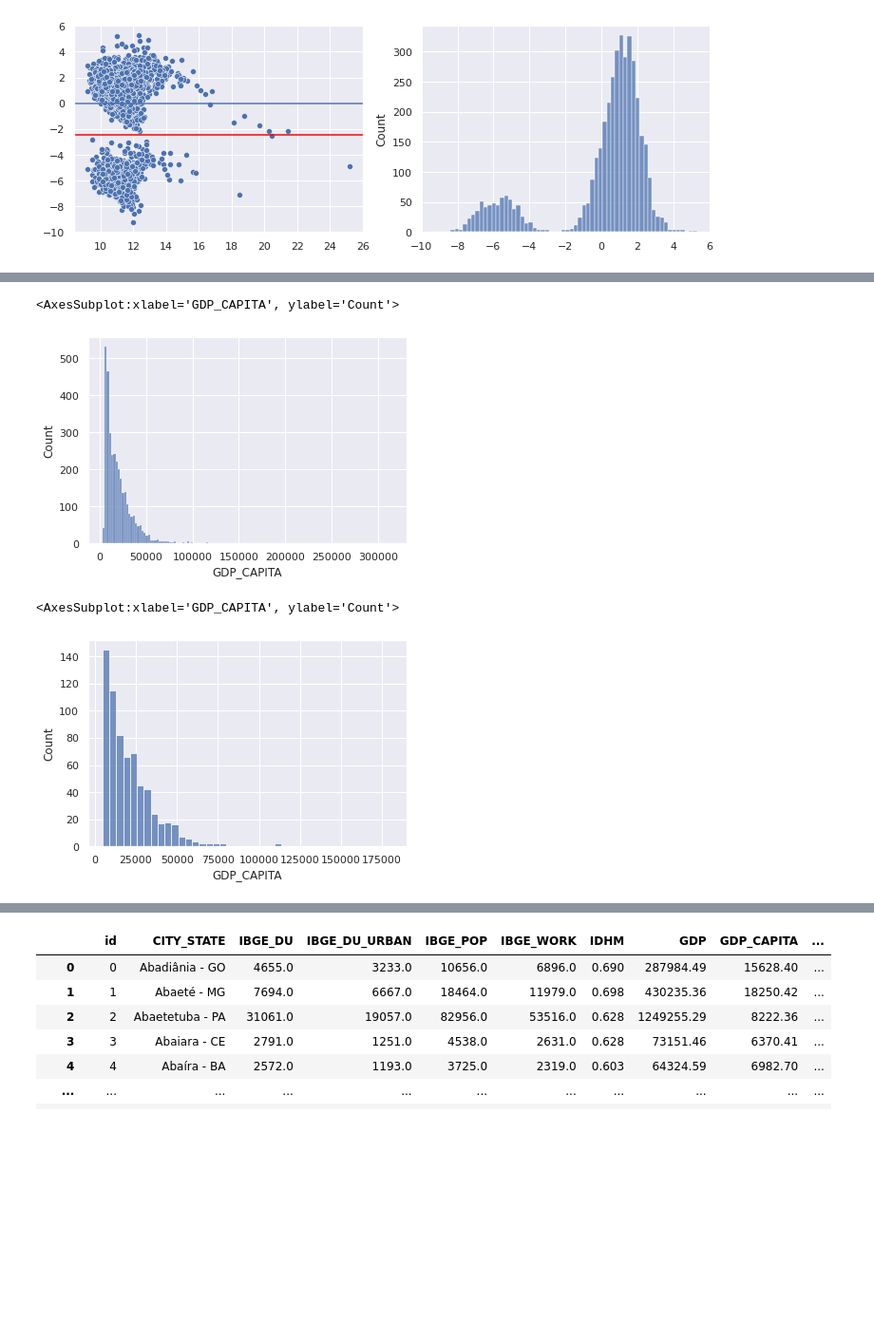
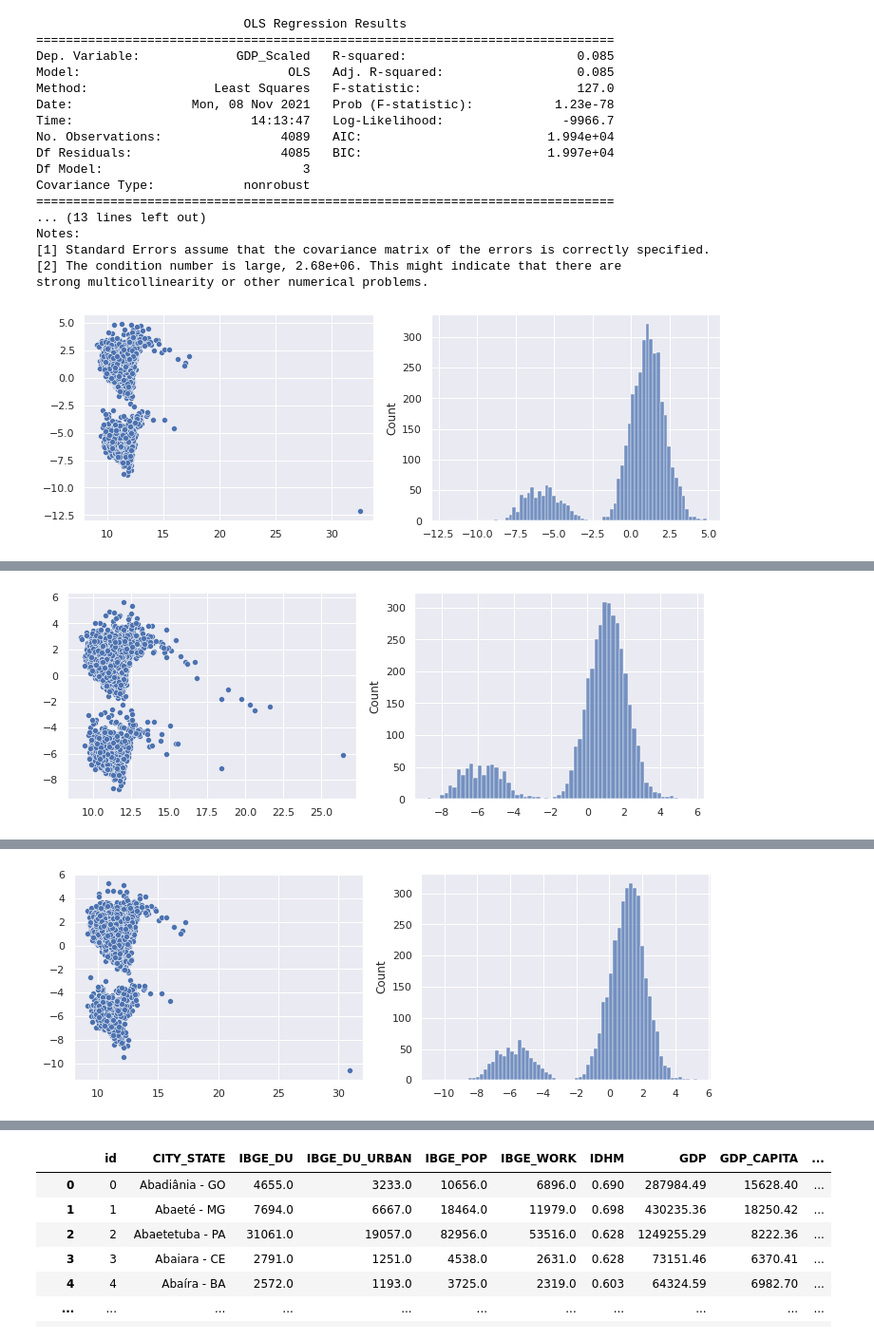
Before and after one commit to hashiprobr-classroom/parte-tecnica-do-projeto-grupoc, a Jupyter notebook: notebooks/analisa_dados.ipynb, the cells around one changed output, grey strips where cells are left out. Shown at 95% size. Drawn from its saved outputs; the diff is of its cells as text; code cells hidden in the pictures; blank space fills up the shorter version.

Commit message:
Further analysis on residues.

```diff
--- a/notebooks/analisa_dados.ipynb
+++ b/notebooks/analisa_dados.ipynb
@@ -55,9 +44,3 @@ df3["GDP_Scaled"] = df3["GDP"].apply(np.log)
 # r = netpixi.render(fn, infinite=True);
 # %%
 # sns.pairplot(df3[["betweenness", "clustering_coefficient", "GDP_Scaled"]], kind='reg') # Muito Lento, não recomendo.
-# %%
-import statsmodels.formula.api as smf
-
-model = smf.ols(data=df3, formula='GDP_Scaled ~ betweenness+IDHM+clustering_coefficient+IBGE_WORK+URB') # z1 é explicada por x1?
-result = model.fit()
-result.summary()
@@ -92,18 +49,48 @@ strong multicollinearity or other numerical problems.
 # result = model.fit()
 # result.summary()
+# %%
+import statsmodels.formula.api as smf
+from matplotlib import rcParams
+import matplotlib.pyplot as plt
+
+def make_model(data: pd.DataFrame, formula: str):
+    model = smf.ols(data=data, formula=formula) # z1 é explicada por x1?
+    result = model.fit()
+    return model, result
+
+def linear_resplot(result):
+    width, height = rcParams['figure.figsize']
+    fig, axs = plt.subplots(1, 2, figsize=(2 * width, height))
+    ax = sns.scatterplot(x=result.fittedvalues, y=result.resid, ax=axs[0])
+    sns.histplot(result.resid, ax=axs[1])
+    plt.savefig("resid.png")
+    plt.show()
 # %%
-from matplotlib import rcParams
-import matplotlib.pyplot as plt
-
-def linear_resplot(result):
-    width, height = rcParams['figure.figsize']
-    fig, axs = plt.subplots(1, 2, figsize=(2 * width, height))
-    ax = sns.scatterplot(x=result.fittedvalues, y=result.resid, ax=axs[0])
-    ax.axhline(0)
-    ax.axhline(-2.5, c="red")
-    sns.histplot(result.resid, ax=axs[1])
-    plt.show()
-
-linear_resplot(result)
+models=[]
+for f in ['GDP_Scaled ~ IDHM+IBGE_WORK+URB',
+         'GDP_Scaled ~ betweenness+IDHM+IBGE_WORK+URB',
+         'GDP_Scaled ~ IDHM+clustering_coefficient+IBGE_WORK+URB',
+         'GDP_Scaled ~ betweenness+IDHM+clustering_coefficient+IBGE_WORK+URB']:
+    model, result = make_model(df3, f)
+    print(result.summary())
+    linear_resplot(result)
+    models.append([model,result])
 # %% [output]
+                            OLS Regression Results
+==============================================================================
+Dep. Variable:             GDP_Scaled   R-squared:                       0.085
+Model:                            OLS   Adj. R-squared:                  0.085
+Method:                 Least Squares   F-statistic:                     127.0
+Date:                Mon, 08 Nov 2021   Prob (F-statistic):           1.23e-78
+Time:                        14:13:47   Log-Likelihood:                -9966.7
+No. Observations:                4089   AIC:                         1.994e+04
+Df Residuals:                    4085   BIC:                         1.997e+04
+Df Model:                           3
+Covariance Type:            nonrobust
+==============================================================================
+... (13 lines left out)
+Notes:
+[1] Standard Errors assume that the covariance matrix of the errors is correctly specified.
+[2] The condition number is large, 2.68e+06. This might indicate that there are
+strong multicollinearity or other numerical problems.
-[figure, old version]
+[figure, new version]
@@ -109,0 +114 @@ linear_resplot(result)
+[figure, added]
@@ -109,0 +132 @@ linear_resplot(result)
+[figure, added]
@@ -134,14 +175,4 @@ df_subgroup_beta.describe()
 | 50% | 2031.000000 | 3.555000e+03 | 2.065000e+03 | 6.879000e+03 | 4.344000e+03 | 0.672000 | 1.906500e+02 | 17139.040000 | -19.168892 | -46.996630 | ... |
 | 75% | 3110.000000 | 8.001000e+03 | 6.184000e+03 | 2.016400e+04 | 1.287900e+04 | 0.727000 | 6.716500e+02 | 28025.470000 | -8.704689 | -41.617959 | ... |
 | max | 4072.000000 | 3.576148e+06 | 3.548433e+06 | 1.046364e+07 | 7.058221e+06 | 0.840000 | 6.870359e+08 | 180824.630000 | 3.350289 | -34.884792 | ... |
-# %%
-sns.histplot(df_subgroup_alpha["GDP_CAPITA"])
-# %% [output]
-<AxesSubplot:xlabel='GDP_CAPITA', ylabel='Count'>
-[figure, removed]
-# %%
-sns.histplot(df_subgroup_beta["GDP_CAPITA"])
-# %% [output]
-<AxesSubplot:xlabel='GDP_CAPITA', ylabel='Count'>
-[figure, removed]
 # %%
```
Also changed, not shown: parts of 19 cells of this notebook, 2 other files.
